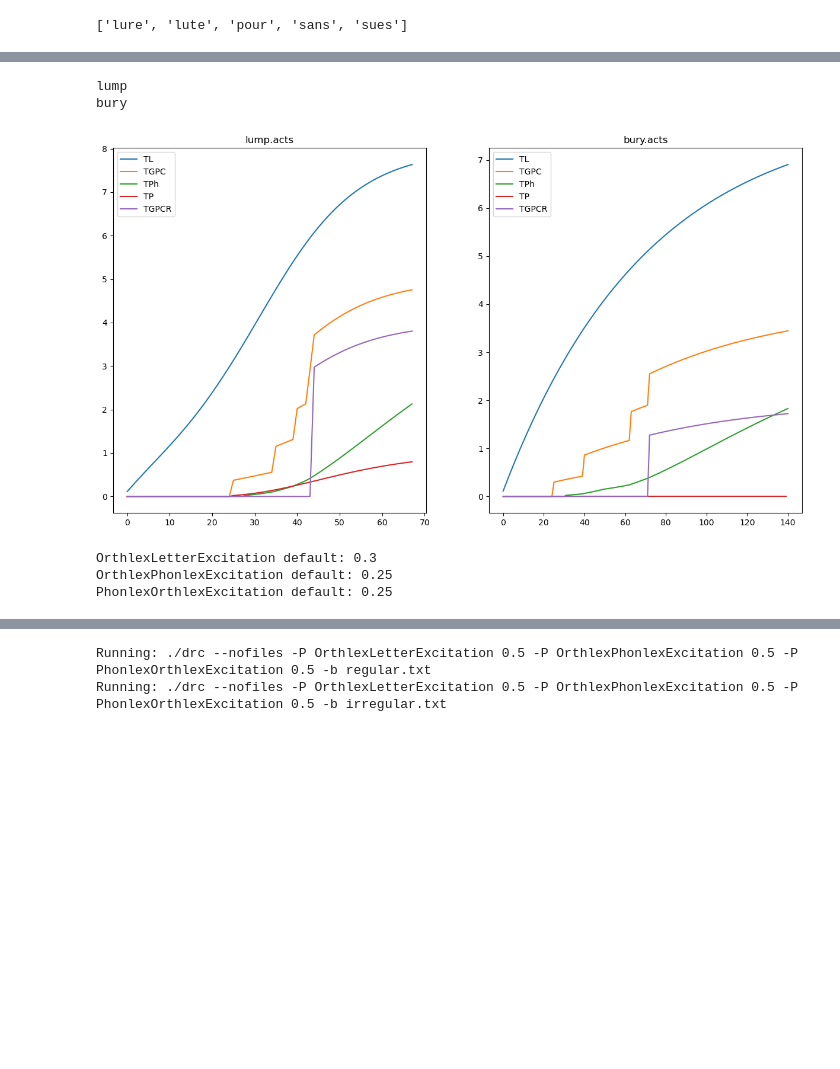
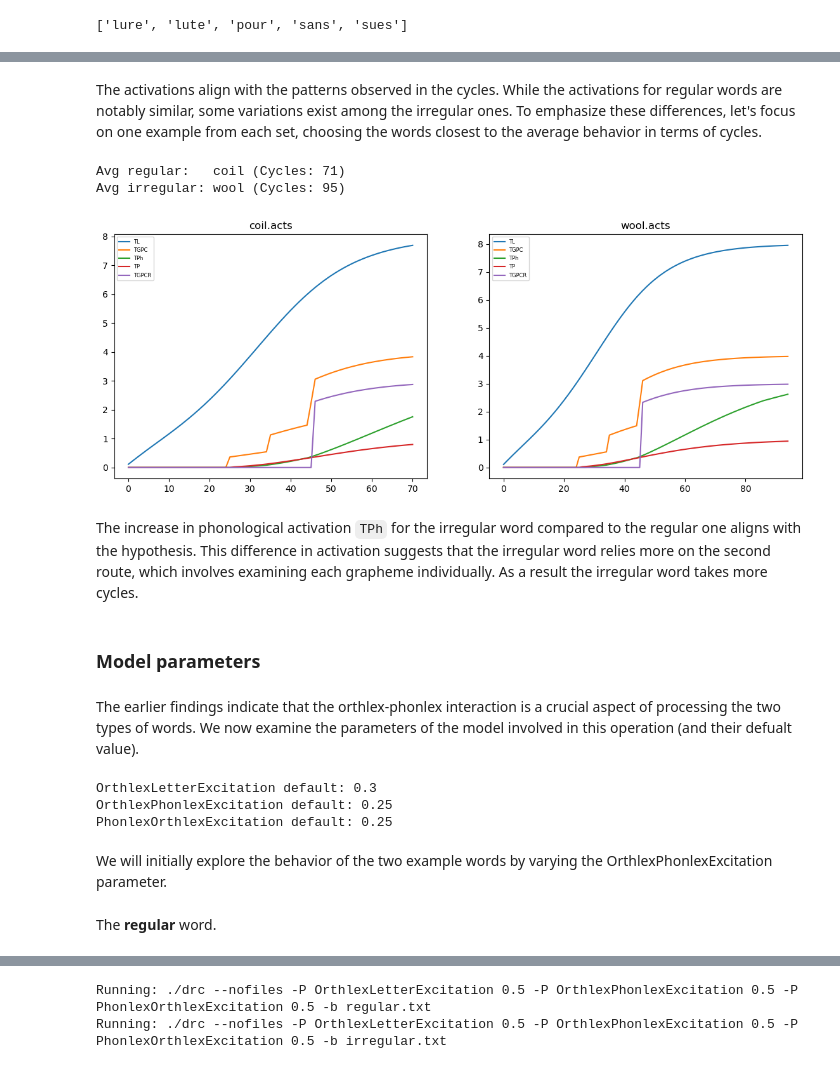
Before and after one commit to Quinta13/LRB_project, a Jupyter notebook: assignment2/exercises.ipynb, the cells around one changed output, grey strips where cells are left out. Saved outputs shown, nothing was run; the diff lists cells and outputs as text; code cells hidden in the pictures; blank space fills up the shorter version.

```diff
--- a/assignment2/exercises.ipynb
+++ b/assignment2/exercises.ipynb
@@ -30,5 +51,5 @@ The regularity effect consists in the fact that words with a regular spelling (e
 # %%
-regular_words = read_txt_file(file_path=path.join(DRC_DIR, "regular.txt"))
+regular_words, regular_file = words.regular
 
 print_list(l=regular_words, title="Regular words")
 # %% [output]
@@ -73,0 +79,4 @@ Tot: 20
+# %%
+irregular_words, irregular_file = words.irregular
+
+print_list(l=irregular_words, title="Irregular words")
@@ -74,6 +113,6 @@ Tot: 20
 # %%
 regular_results, regular_activations = drc.run(
-    word="regular.txt",
+    word=regular_file,
     store_activations=True
 )
 # %% [output]
@@ -81,6 +122,6 @@ Running: ./drc -a -b regular.txt
 # %%
 irregular_results, irregular_activations = drc.run(
-    word="irregular.txt",
+    word=irregular_file,
     store_activations=True
 )
 # %% [output]
@@ -121,0 +176,2 @@ irregular_activations.plot_average(ax=axes[1])
+# %% [markdown]
+The activations align with the patterns observed in the cycles. While the activations for regular words are notably similar, some variations exist among the irregular ones. To emphasize these differences, let's focus on one example from each set, choosing the words closest to the average behavior in terms of cycles.
@@ -122,29 +184,39 @@ irregular_activations.plot_average(ax=axes[1])
 # %%
-best_regular    = min(regular_results.values(),   key=lambda x: x.cycles).word
-worst_irregular = max(irregular_results.values(), key=lambda x: x.cycles).word
+avg_regular   = get_avg_cycle_word(results=regular_results)
+avg_irregular = get_avg_cycle_word(results=irregular_results)
 
-print(best_regular)
-print(worst_irregular)
+print(f"Avg regular:   {avg_regular.word} (Cycles: {avg_regular.cycles})")
+print(f"Avg irregular: {avg_irregular.word} (Cycles: {avg_irregular.cycles})")
 # %% [output]
-lump
-bury
+Avg regular:   coil (Cycles: 71)
+Avg irregular: wool (Cycles: 95)
 # %%
-fig, axes = plt.subplots(nrows=1, ncols=2, figsize=(15, 8))
+fig, axes = plt.subplots(nrows=1, ncols=2, figsize=(14, 5))
 
-regular_activations.  plot(file_name=f"{best_regular}.acts", ax=axes[0])
-irregular_activations.plot(file_name=f"{worst_irregular}.acts", ax=axes[1])
+regular_activations.  plot(file_name=f"{avg_regular.word}.acts",   ax=axes[0])
+irregular_activations.plot(file_name=f"{avg_irregular.word}.acts", ax=axes[1])
 # %% [output]
-[figure, old version]
+[figure, new version]
-# %%
-for param in [
-    Parameter.OrthlexLetterExcitation,
-    Parameter.OrthlexPhonlexExcitation,
-    Parameter.PhonlexOrthlexExcitation
-]:
-    print(f"{param} default: {param.default}")
-# %% [output]
-OrthlexLetterExcitation default: 0.3
-OrthlexPhonlexExcitation default: 0.25
-PhonlexOrthlexExcitation default: 0.25
+# %% [markdown]
+The increase in phonological activation `TPh` for the irregular word compared to the regular one aligns with the hypothesis. This difference in activation suggests that the irregular word relies more on the second route, which involves examining each grapheme individually. As a result the irregular word takes more cycles.
+# %% [markdown]
+### Model parameters
+# %% [markdown]
+The earlier findings indicate that the orthlex-phonlex interaction is a crucial aspect of processing the two types of words. We now examine the parameters of the model involved in this operation (and their defualt value).
+# %%
+for param in [
+    Parameter.OrthlexLetterExcitation,
+    Parameter.OrthlexPhonlexExcitation,
+    Parameter.PhonlexOrthlexExcitation
+]:
+    print(f"{param} default: {param.default}")
+# %% [output]
+OrthlexLetterExcitation default: 0.3
+OrthlexPhonlexExcitation default: 0.25
+PhonlexOrthlexExcitation default: 0.25
+# %% [markdown]
+We will initially explore the behavior of the two example words by varying the OrthlexPhonlexExcitation parameter.
+# %% [markdown]
+The **regular** word.
 # %%
 drc.run(
```
Also changed, not shown: parts of 111 cells of this notebook, 8 other files.
